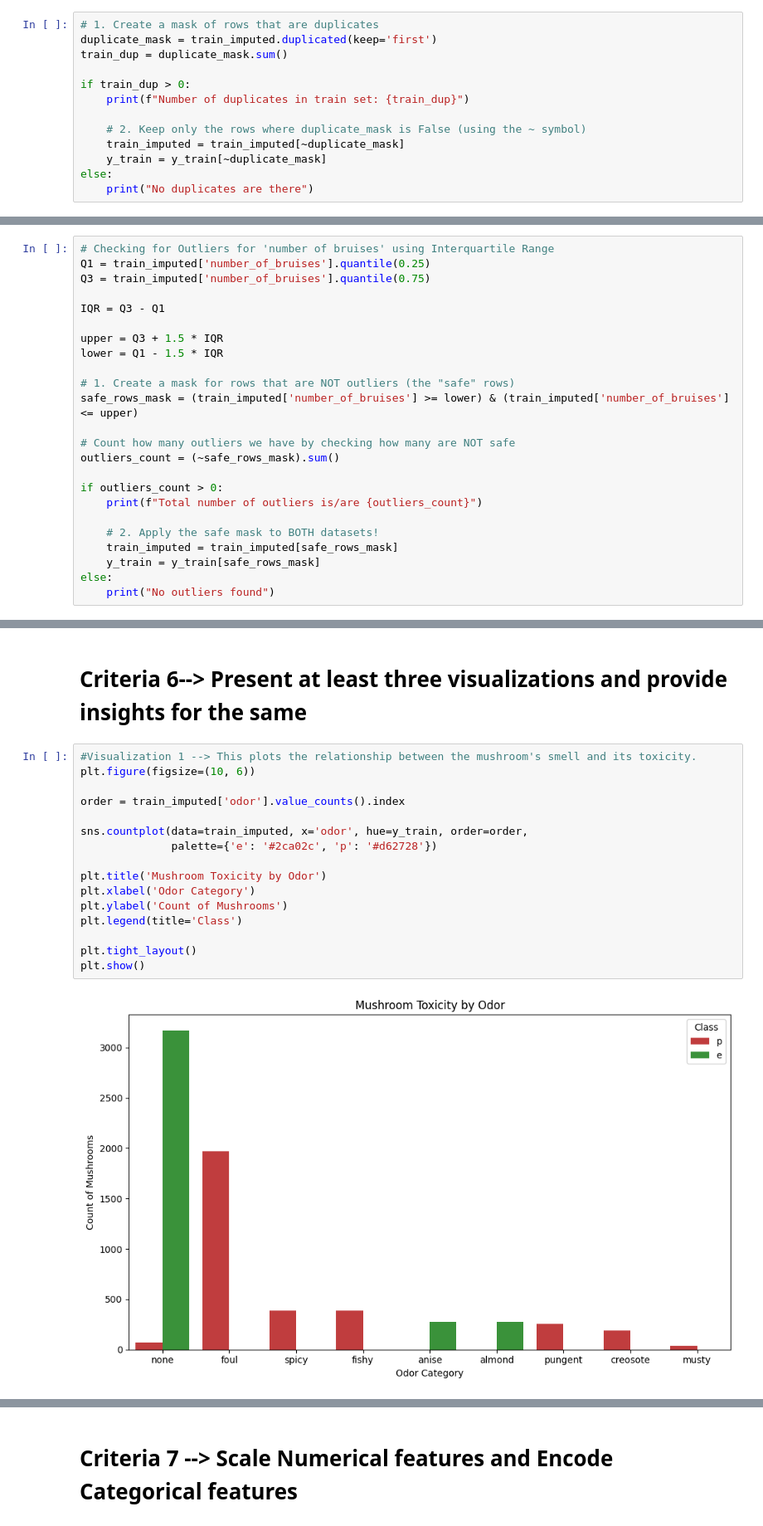
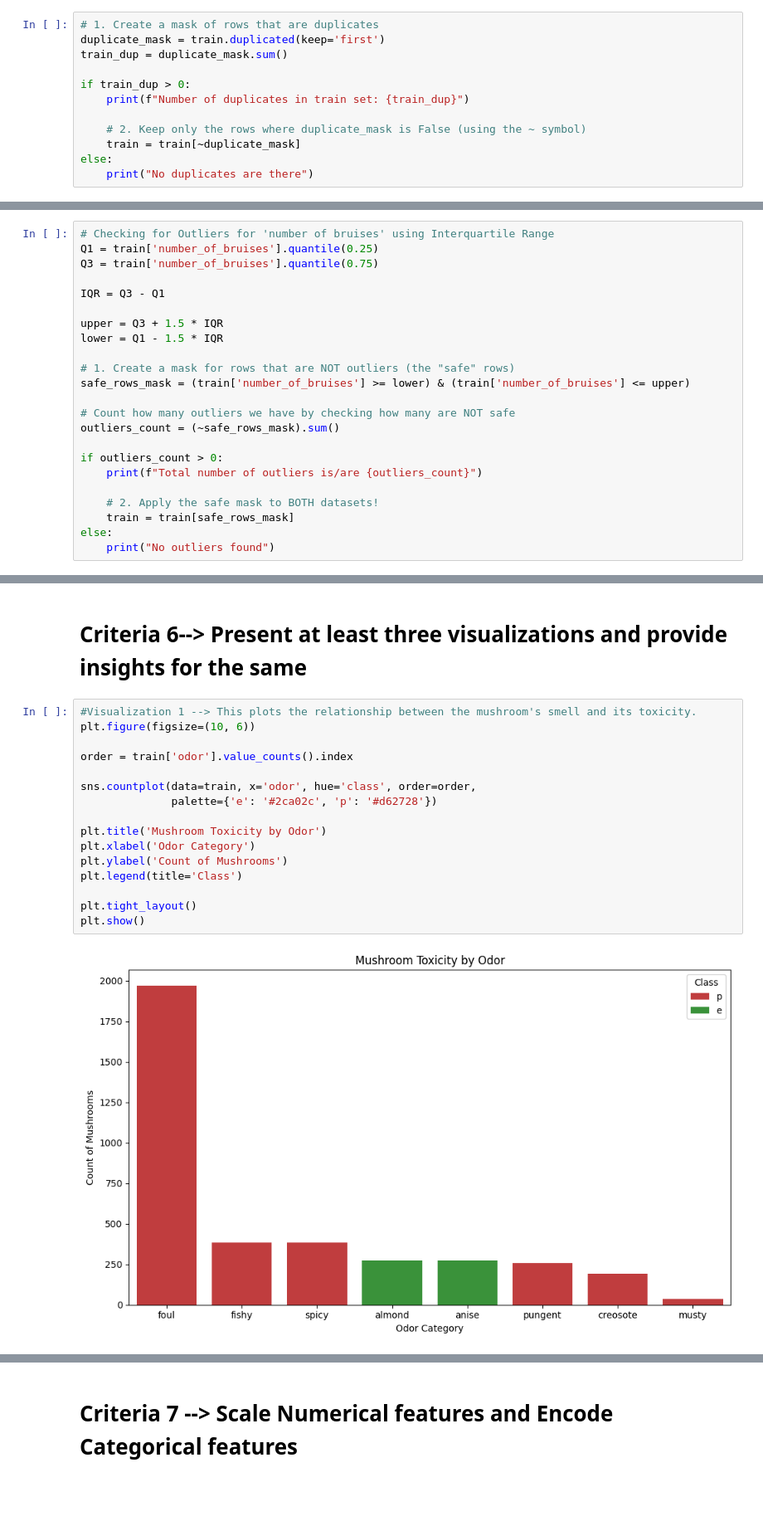
Before and after one commit to ShivamBirla-24/Algo8-Clone, a Jupyter notebook: notebook2403345f6a.ipynb, the cells around one changed output, grey strips where cells are left out. Shown at 83% size. Cells and saved outputs as stored; diff of their text form; blank space fills up the shorter version.

```diff
--- a/notebook2403345f6a.ipynb
+++ b/notebook2403345f6a.ipynb
@@ -218,15 +206,14 @@ test_imputed = imputer.transform(X_test)
 # Criteria 4--> Checking for duplicates
 # %%
 # 1. Create a mask of rows that are duplicates
-duplicate_mask = train_imputed.duplicated(keep='first')
+duplicate_mask = train.duplicated(keep='first')
 train_dup = duplicate_mask.sum()
 
 if train_dup > 0:
     print(f"Number of duplicates in train set: {train_dup}")
 
     # 2. Keep only the rows where duplicate_mask is False (using the ~ symbol)
-    train_imputed = train_imputed[~duplicate_mask]
-    y_train = y_train[~duplicate_mask]
+    train = train[~duplicate_mask]
 else:
     print("No duplicates are there")
 # %% [output]
@@ -235,8 +222,8 @@ No duplicates are there
 # Criteria 5 --> Identifying and Handling Outliers
 # %%
 # Checking for Outliers for 'number of bruises' using Interquartile Range
-Q1 = train_imputed['number_of_bruises'].quantile(0.25)
-Q3 = train_imputed['number_of_bruises'].quantile(0.75)
+Q1 = train['number_of_bruises'].quantile(0.25)
+Q3 = train['number_of_bruises'].quantile(0.75)
 
 IQR = Q3 - Q1
 
@@ -244,7 +231,7 @@ upper = Q3 + 1.5 * IQR
 lower = Q1 - 1.5 * IQR
 
 # 1. Create a mask for rows that are NOT outliers (the "safe" rows)
-safe_rows_mask = (train_imputed['number_of_bruises'] >= lower) & (train_imputed['number_of_bruises'] <= upper)
+safe_rows_mask = (train['number_of_bruises'] >= lower) & (train['number_of_bruises'] <= upper)
 
 # Count how many outliers we have by checking how many are NOT safe
 outliers_count = (~safe_rows_mask).sum()
@@ -253,8 +240,7 @@ if outliers_count > 0:
     print(f"Total number of outliers is/are {outliers_count}")
 
     # 2. Apply the safe mask to BOTH datasets!
-    train_imputed = train_imputed[safe_rows_mask]
-    y_train = y_train[safe_rows_mask]
+    train = train[safe_rows_mask]
 else:
     print("No outliers found")
 # %% [output]
@@ -264,21 +250,21 @@ No outliers found
 # %%
 #Visualization 1 --> This plots the relationship between the mushroom's smell and its toxicity.
 plt.figure(figsize=(10, 6))
 
-order = train_imputed['odor'].value_counts().index
+order = train['odor'].value_counts().index
 
-sns.countplot(data=train_imputed, x='odor', hue=y_train, order=order,
+sns.countplot(data=train, x='odor', hue='class', order=order,
               palette={'e': '#2ca02c', 'p': '#d62728'})
 
 plt.title('Mushroom Toxicity by Odor')
 plt.xlabel('Odor Category')
 plt.ylabel('Count of Mushrooms')
 plt.legend(title='Class')
 
 plt.tight_layout()
 plt.show()
 # %% [output]
-[figure, old version]
+[figure, new version]
 # %%
 #Visualization 2 --> This plots the relationship between the mushroom's cape-shape and its toxicity.
 plt.figure(figsize=(10, 6))
```
Also changed, not shown: parts of 16 cells of this notebook.
